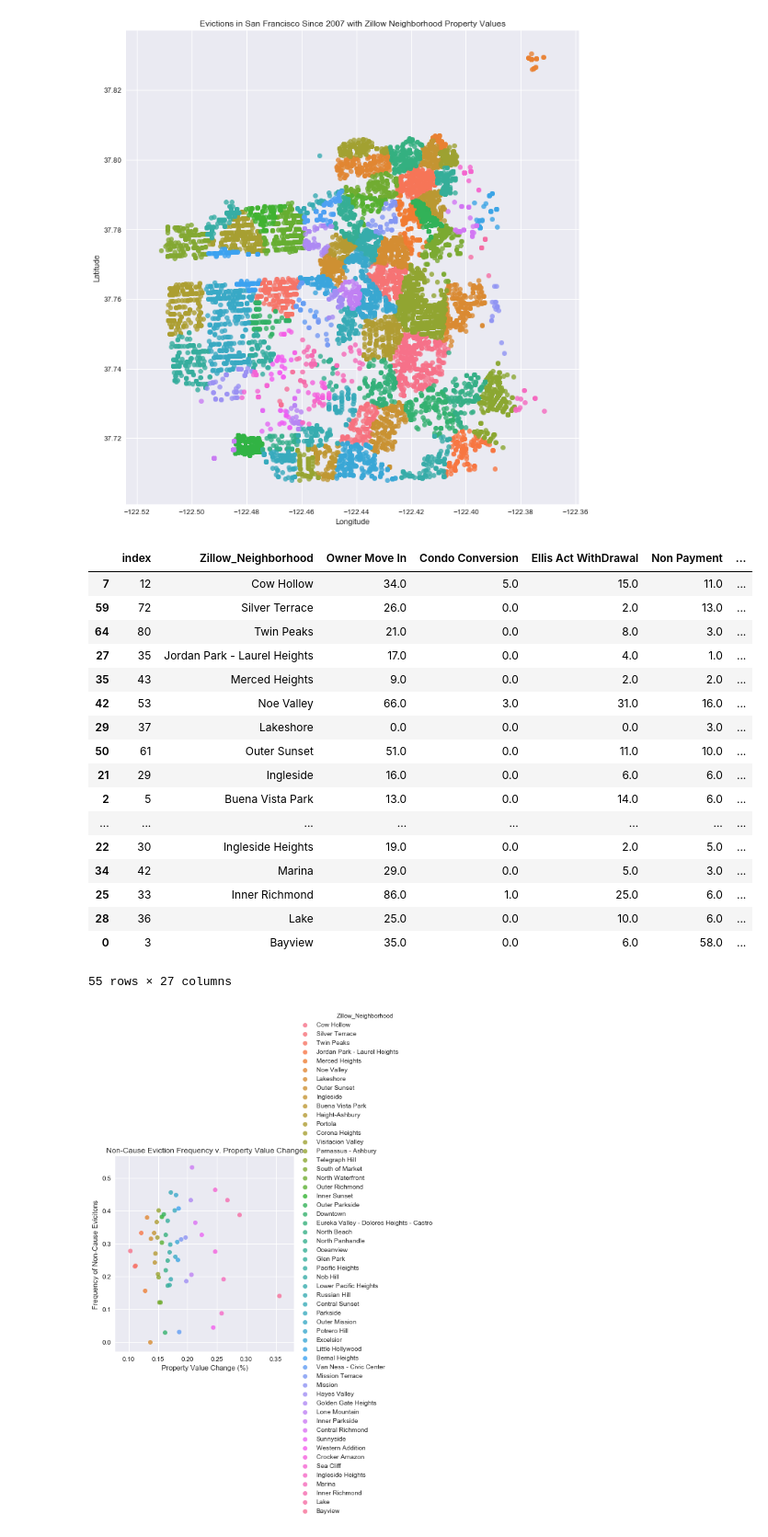
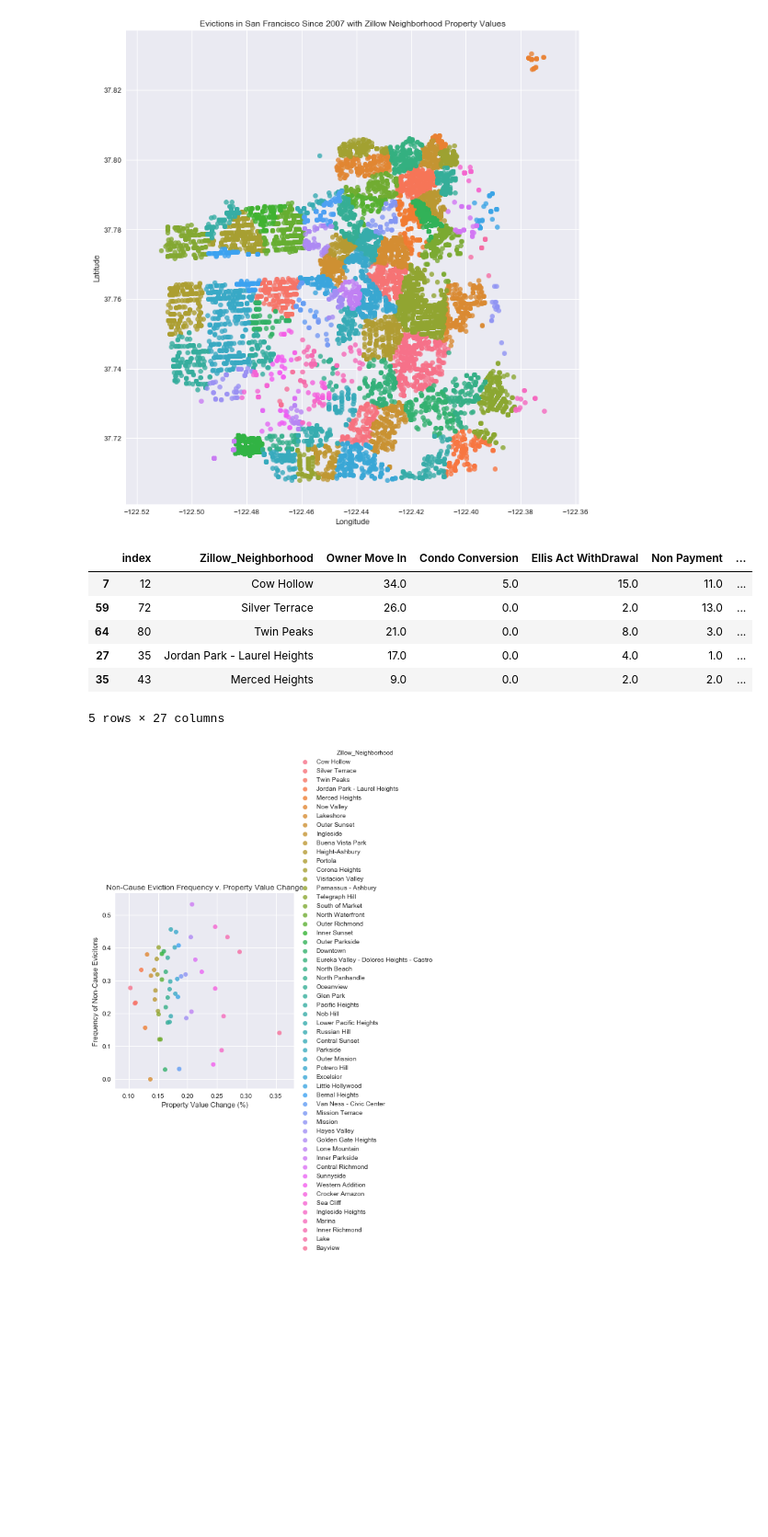
Before and after one commit to Jkremr/evictions-home-values, a Jupyter notebook: evictions-home-values.ipynb, the cells around one changed output. Shown: that part at 92% size. Drawn from its saved outputs; the diff is of its cells as text; code cells hidden in the pictures; blank space fills up the shorter version.

```diff
--- a/evictions-home-values.ipynb
+++ b/evictions-home-values.ipynb
@@ -304,26 +309,15 @@ plt.show()
 # %%
 groupby_hood_lmplot = groupby_hood.sort_values(by=('Z_Value_Increase', 'average_value_increase'))
 groupby_hood_lmplot.columns = groupby_hood_lmplot.columns.droplevel(level=1)
-groupby_hood_lmplot
+groupby_hood_lmplot.head()
 # %% [output]
 |  | index | Zillow_Neighborhood | Owner Move In | Condo Conversion | Ellis Act WithDrawal | Non Payment | ... |
 | 7 | 12 | Cow Hollow | 34.0 | 5.0 | 15.0 | 11.0 | ... |
 | 59 | 72 | Silver Terrace | 26.0 | 0.0 | 2.0 | 13.0 | ... |
 | 64 | 80 | Twin Peaks | 21.0 | 0.0 | 8.0 | 3.0 | ... |
 | 27 | 35 | Jordan Park - Laurel Heights | 17.0 | 0.0 | 4.0 | 1.0 | ... |
 | 35 | 43 | Merced Heights | 9.0 | 0.0 | 2.0 | 2.0 | ... |
-| 42 | 53 | Noe Valley | 66.0 | 3.0 | 31.0 | 16.0 | ... |
-| 29 | 37 | Lakeshore | 0.0 | 0.0 | 0.0 | 3.0 | ... |
-| 50 | 61 | Outer Sunset | 51.0 | 0.0 | 11.0 | 10.0 | ... |
-| 21 | 29 | Ingleside | 16.0 | 0.0 | 6.0 | 6.0 | ... |
-| 2 | 5 | Buena Vista Park | 13.0 | 0.0 | 14.0 | 6.0 | ... |
-| ... | ... | ... | ... | ... | ... | ... | ... |
-| 22 | 30 | Ingleside Heights | 19.0 | 0.0 | 2.0 | 5.0 | ... |
-| 34 | 42 | Marina | 29.0 | 0.0 | 5.0 | 3.0 | ... |
-| 25 | 33 | Inner Richmond | 86.0 | 1.0 | 25.0 | 6.0 | ... |
-| 28 | 36 | Lake | 25.0 | 0.0 | 10.0 | 6.0 | ... |
-| 0 | 3 | Bayview | 35.0 | 0.0 | 6.0 | 58.0 | ... |
-55 rows × 27 columns
+5 rows × 27 columns
 # %%
 
 
```
Also changed, not shown: parts of 3 cells of this notebook.
